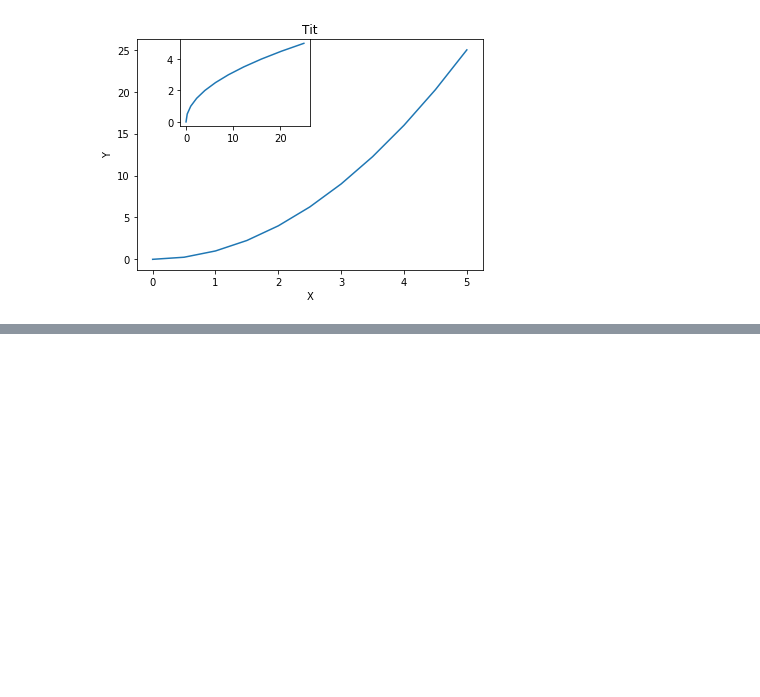
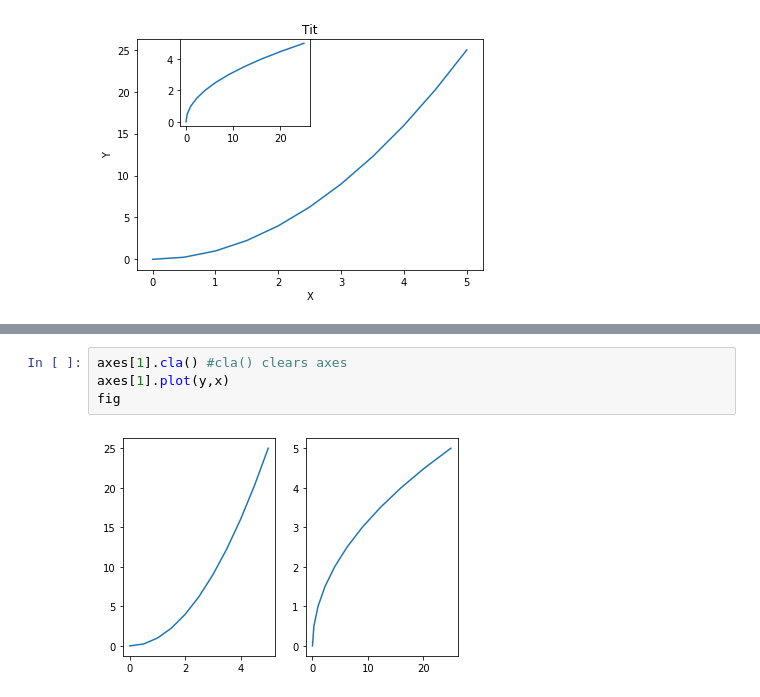
Before and after one commit to Ishmam97/Python-Practice, a Jupyter notebook: MatplotLib Learning.ipynb, the cells around one changed output, grey strips where cells are left out. Cells and saved outputs as stored; diff of their text form; blank space fills up the shorter version.

```diff
--- a/MatplotLib Learning.ipynb
+++ b/MatplotLib Learning.ipynb
@@ -45,0 +58,6 @@ fig
+# %%
+axes[1].cla() #cla() clears axes
+axes[1].plot(y,x)
+fig
+# %% [output]
+[figure, added]
```
Also changed, not shown: parts of 8 cells of this notebook.
